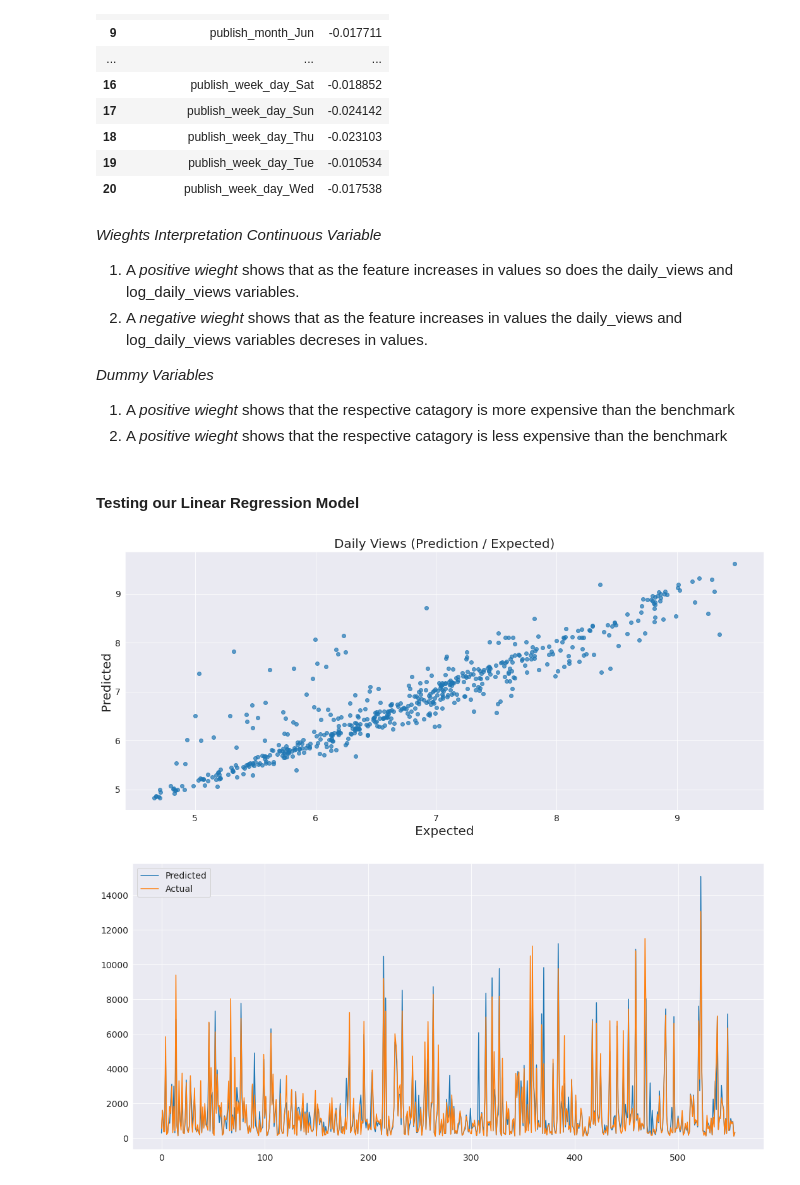
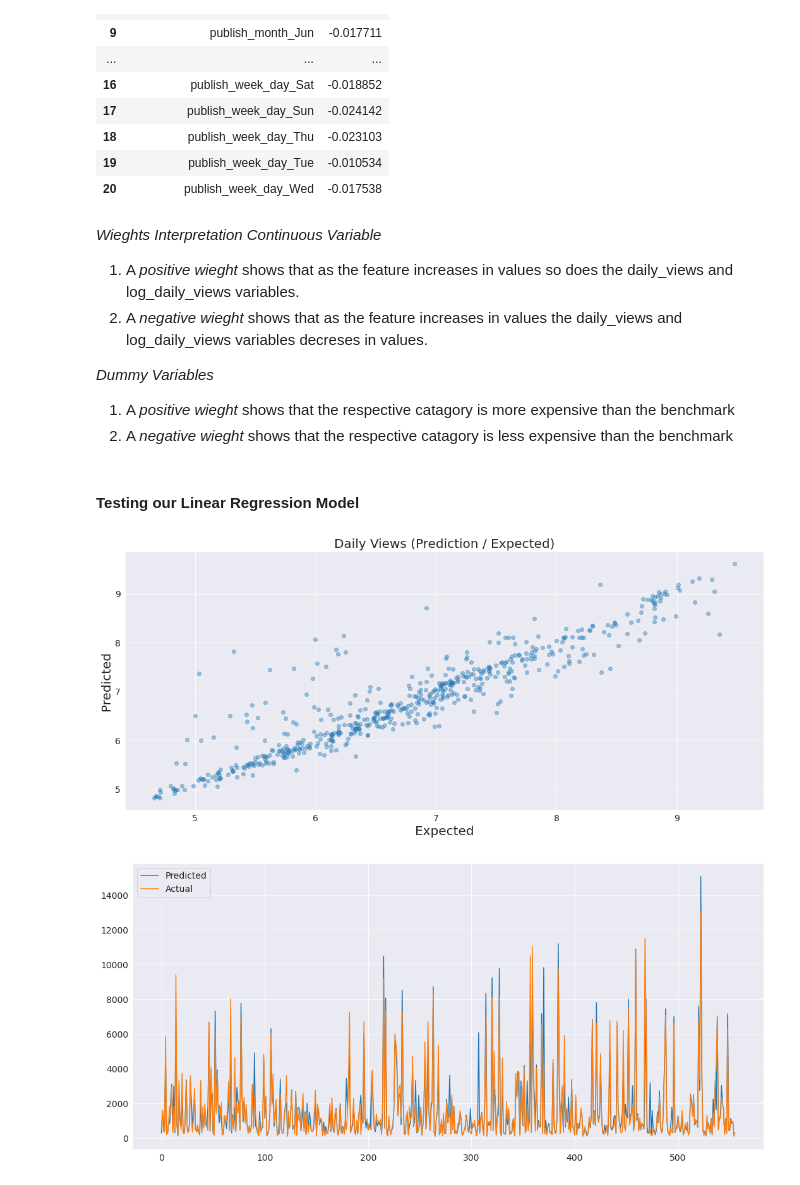
Before and after one commit to rajathAgalkote/TedTalksViewsPrediction_MLRegression, a Jupyter notebook: TED_Talks_Prediction_Regression_ML.ipynb, the cells around one changed output. Drawn from its saved outputs; the diff is of its cells as text; code cells hidden in the pictures.

```diff
--- a/TED_Talks_Prediction_Regression_ML.ipynb
+++ b/TED_Talks_Prediction_Regression_ML.ipynb
@@ -1567,21 +1584,21 @@ summary
 
 *Dummy Variables*
 1. A *positive wieght* shows that the respective catagory is more expensive than the benchmark
-2. A *positive wieght* shows that the respective catagory is less expensive than the benchmark
+2. A *negative wieght* shows that the respective catagory is less expensive than the benchmark
 # %% [markdown]
 #### Testing our Linear Regression Model
 # %%
 # Testing plot
 
 yhat_test=reg.predict(x_test)
 plt.figure(figsize=(15,7))
-plt.scatter(y_test,yhat_test,alpha=0.7)
+plt.scatter(y_test,yhat_test,alpha=0.4)
 plt.xlabel('Expected',fontsize=20)
 plt.ylabel('Predicted',fontsize=20)
 plt.title('Daily Views (Prediction / Expected)',fontsize=20)
 plt.show()
 # %% [output]
-[figure, old version]
+[figure, new version]
 # %%
 # Simple plot to distinguish predicted vs expected
 
```
Also changed, not shown: parts of 117 cells of this notebook.
